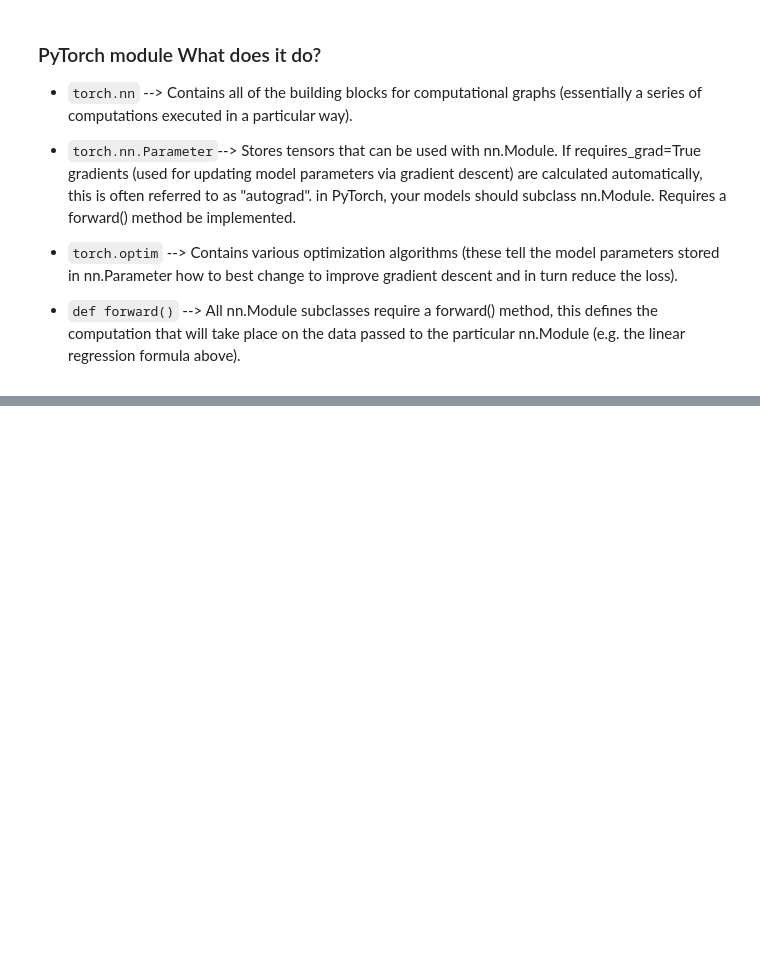
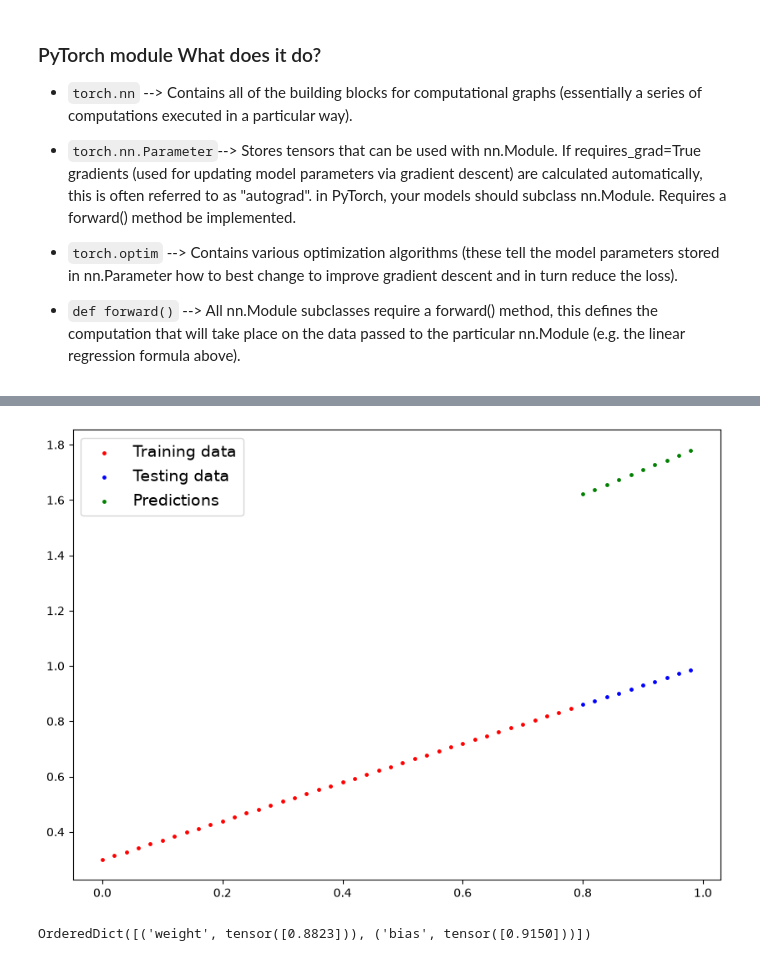
Before and after one commit to Sujan-Adhikari875/Pytorch-For-Deep-Learning, a Jupyter notebook: 01_pytorch_workflow.ipynb, the cells around one changed output, grey strips where cells are left out. Cells and saved outputs as stored; diff of their text form; code cells hidden in the pictures; blank space fills up the shorter version.

Commit message:
docs: Explore PyTorch loss functions, optimizers, and inference mode

```diff
--- a/01_pytorch_workflow.ipynb
+++ b/01_pytorch_workflow.ipynb
@@ -114,7 +117,7 @@ def predictions(train_data=x_train,
 
     if predictions is not None:
     # Plot the predictions in red (predictions were made on the test data)
-        plt.scatter(test_data, predictions, c="y", s=6, label="Predictions")
+        plt.scatter(test_data, predictions, c="g", s=6, label="Predictions")
 
   # Show the legend
     plt.legend(prop={"size": 14});
@@ -150,0 +160,12 @@ class LinearRegression(nn.Module):
+# %%
+## create a random seed
+
+torch.manual_seed(42)
+
+#create an instance of the model
+
+model_0 = LinearRegression()
+
+#Check out the parameters
+
+list(model_0.parameters())
@@ -150,0 +186,10 @@ class LinearRegression(nn.Module):
+# %%
+# make predictions with model
+
+# with torch.no_gard():
+
+with torch.inference_mode(): # is a context manager in PyTorch that disables gradient tracking and reduces computational overhead when making predictions.
+    y_preds = model_0(x_test)
+
+
+y_preds
@@ -150,0 +207,8 @@ class LinearRegression(nn.Module):
+# %%
+predictions(predictions=y_preds)
+# %% [output]
+[figure, added]
+# %%
+model_0.state_dict()
+# %% [output]
+OrderedDict([('weight', tensor([0.8823])), ('bias', tensor([0.9150]))])
```
Also changed, not shown: parts of 7 cells of this notebook.
